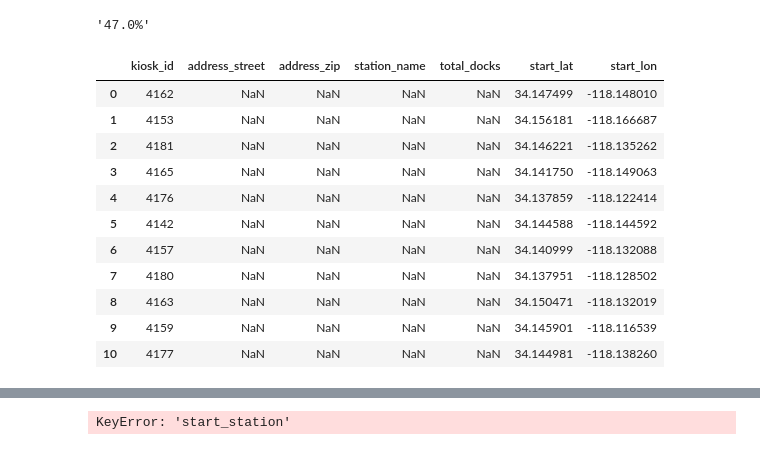
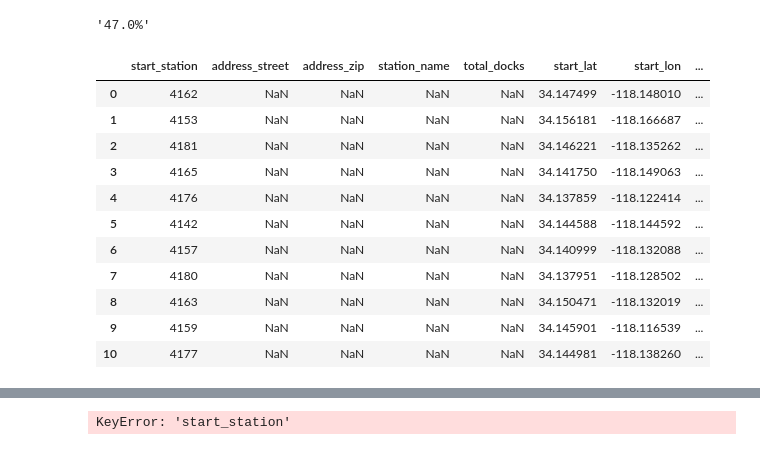
Before and after one commit to finnqiao/la_metro_bikeshare_data, a Jupyter notebook: notebooks/1.0-la-bikeshare.ipynb, the cells around one changed output, grey strips where cells are left out. Cells and saved outputs as stored; diff of their text form; code cells hidden in the pictures.

Commit message:
replaced nan values for manual fill stations

```diff
--- a/notebooks/1.0-la-bikeshare.ipynb
+++ b/notebooks/1.0-la-bikeshare.ipynb
@@ -233,25 +233,26 @@ for station_id in locations_to_fill.keys():
 # %%
 manual_add_cols = list(stations_info.columns)
 manual_add_cols.extend(('start_lat','start_lon'))
-manual_add_cols
+manual_add_cols[0] = 'start_station'
 manual_kiosk_add = pd.DataFrame(columns = manual_add_cols)
-manual_kiosk_add['kiosk_id'] = np.asarray(locations_to_fill.keys())
+manual_kiosk_add['start_station'] = np.asarray(locations_to_fill.keys())
+manual_kiosk_add['end_station'] = manual_kiosk_add['start_station']
 manual_kiosk_add['start_lat'] = np.asarray(lats)
 manual_kiosk_add['start_lon'] = np.asarray(longs)
 manual_kiosk_add
 # %% [output]
-|  | kiosk_id | address_street | address_zip | station_name | total_docks | start_lat | start_lon |
-| 0 | 4162 | NaN | NaN | NaN | NaN | 34.147499 | -118.148010 |
-| 1 | 4153 | NaN | NaN | NaN | NaN | 34.156181 | -118.166687 |
-| 2 | 4181 | NaN | NaN | NaN | NaN | 34.146221 | -118.135262 |
-| 3 | 4165 | NaN | NaN | NaN | NaN | 34.141750 | -118.149063 |
-| 4 | 4176 | NaN | NaN | NaN | NaN | 34.137859 | -118.122414 |
-| 5 | 4142 | NaN | NaN | NaN | NaN | 34.144588 | -118.144592 |
-| 6 | 4157 | NaN | NaN | NaN | NaN | 34.140999 | -118.132088 |
-| 7 | 4180 | NaN | NaN | NaN | NaN | 34.137951 | -118.128502 |
-| 8 | 4163 | NaN | NaN | NaN | NaN | 34.150471 | -118.132019 |
-| 9 | 4159 | NaN | NaN | NaN | NaN | 34.145901 | -118.116539 |
-| 10 | 4177 | NaN | NaN | NaN | NaN | 34.144981 | -118.138260 |
+|  | start_station | address_street | address_zip | station_name | total_docks | start_lat | start_lon | ... |
+| 0 | 4162 | NaN | NaN | NaN | NaN | 34.147499 | -118.148010 | ... |
+| 1 | 4153 | NaN | NaN | NaN | NaN | 34.156181 | -118.166687 | ... |
+| 2 | 4181 | NaN | NaN | NaN | NaN | 34.146221 | -118.135262 | ... |
+| 3 | 4165 | NaN | NaN | NaN | NaN | 34.141750 | -118.149063 | ... |
+| 4 | 4176 | NaN | NaN | NaN | NaN | 34.137859 | -118.122414 | ... |
+| 5 | 4142 | NaN | NaN | NaN | NaN | 34.144588 | -118.144592 | ... |
+| 6 | 4157 | NaN | NaN | NaN | NaN | 34.140999 | -118.132088 | ... |
+| 7 | 4180 | NaN | NaN | NaN | NaN | 34.137951 | -118.128502 | ... |
+| 8 | 4163 | NaN | NaN | NaN | NaN | 34.150471 | -118.132019 | ... |
+| 9 | 4159 | NaN | NaN | NaN | NaN | 34.145901 | -118.116539 | ... |
+| 10 | 4177 | NaN | NaN | NaN | NaN | 34.144981 | -118.138260 | ... |
 # %%
 manual_street_addresses = []
 manual_zips = []
```
Also changed, not shown: parts of 4 cells of this notebook.
